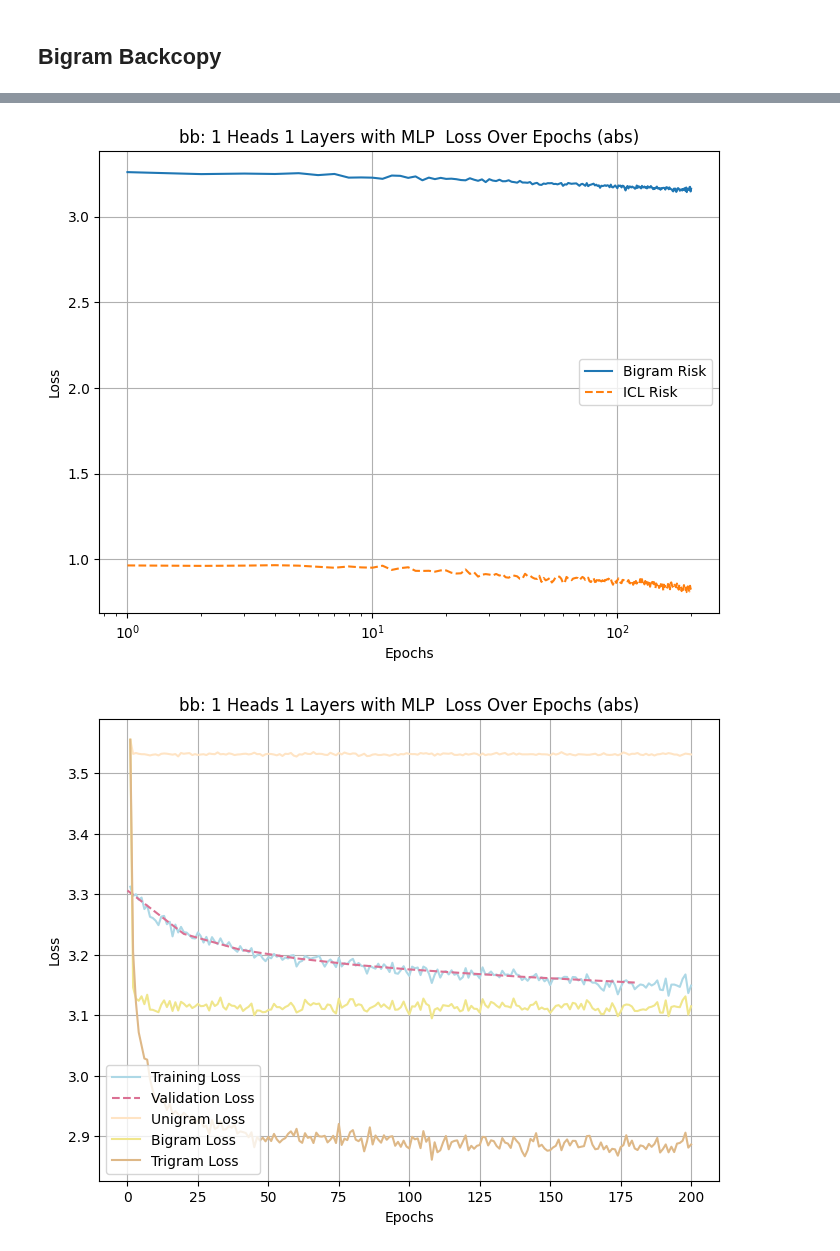
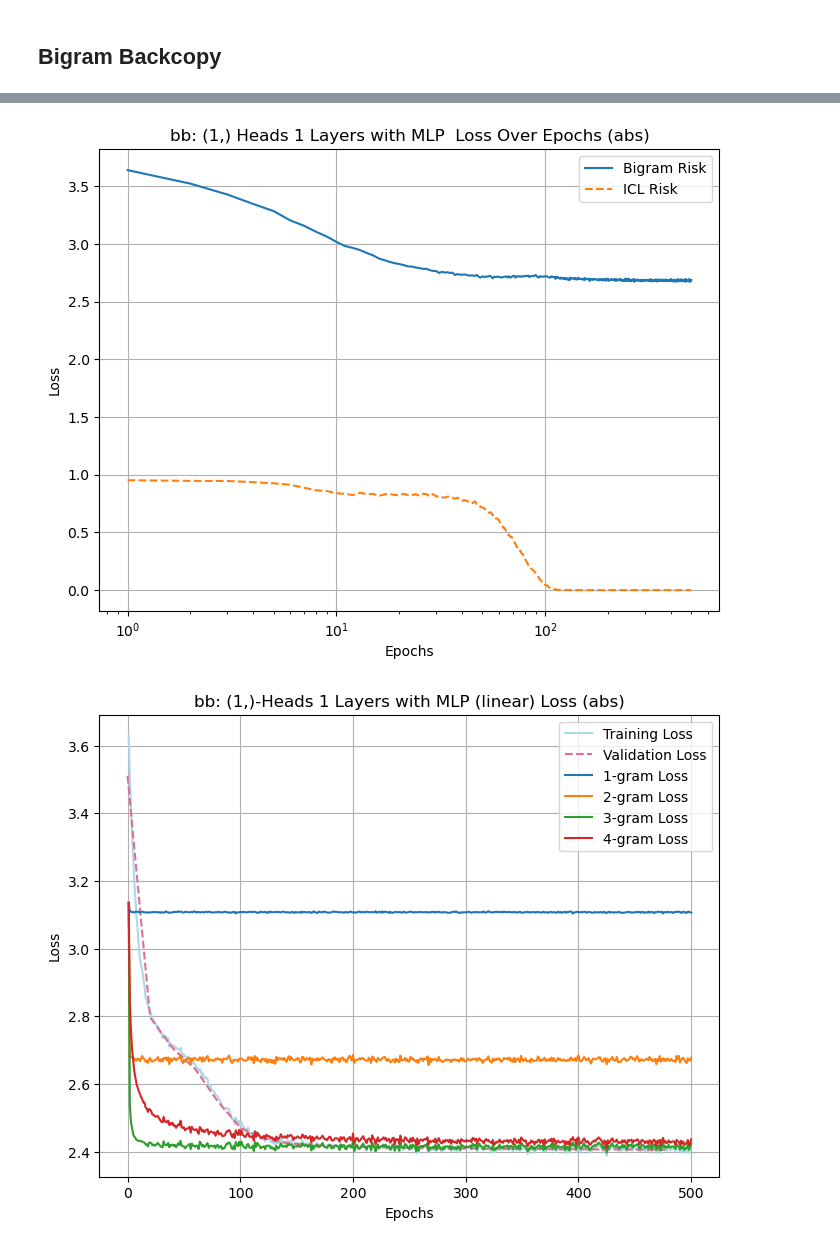
Before and after one commit to ezyhdxm/ICL, a Jupyter notebook: markov_attn.ipynb, the cells around one changed output, grey strips where cells are left out. Cells and saved outputs as stored; diff of their text form; code cells hidden in the pictures.

```diff
--- a/markov_attn.ipynb
+++ b/markov_attn.ipynb
@@ -96,4 +144,33 @@ Folder 'attns' and its contents removed.
 # %% [markdown]
 ## Bigram Backcopy
+# %%
+SEQ_LEN = 64
+VOC_SIZE = 23
+BATCH_SIZE = 512
+
+config = Config(
+        emb_dim=128,
+        num_layers=1,
+        num_heads=(1,),
+        identity_query=False,
+        seq_len=SEQ_LEN,
+        vocab_size=VOC_SIZE,
+        batch_size=BATCH_SIZE,
+        num_epochs=500,
+        eval_iter=20,
+        pos_enc='abs',
+        get_attn=10,
+        mlp=(True,),
+        activation=(False,),
+        flash=True,
+        ff_dim=128,
+        layer_norm=False,
+        ngram=True,
+        learning_rate=1e-3
+    )
+
+sampler_config = BBSamplerConfig(seq_len=SEQ_LEN, vocab_size=VOC_SIZE, batch_size=BATCH_SIZE, k=3, show_mask=True)
+
+model = Transformer(config).to(config.device)
 # %%
-train_results = train(model, config, sampler_config, 'bb')
+train_results = train_model(model, config, sampler_config, 'bb')
@@ -104,8 +177,8 @@ plot_probes(probes, config)
 # %%
-plot_bigram_icl_risk(config, train_results, "bb")
+plot.plot_bigram_icl_risk(config, train_results, "bb")
 # %% [output]
-[figure, old version]
+[figure, new version]
 # %%
-get_loss_plots(config, train_results, 'bb')
+plot.get_loss_plots(config, train_results, 'bb')
 # %% [output]
-[figure, old version]
+[figure, new version]
```
Also changed, not shown: parts of 43 cells of this notebook, 23 other files.
